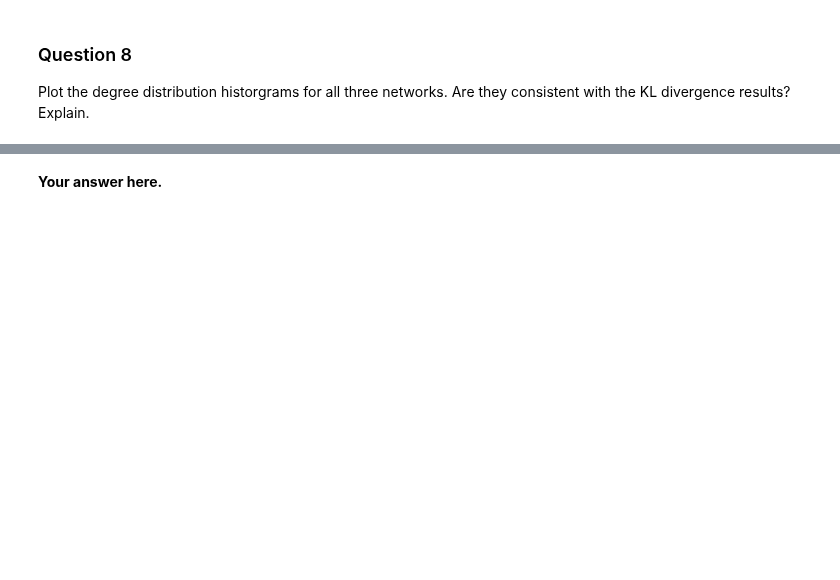
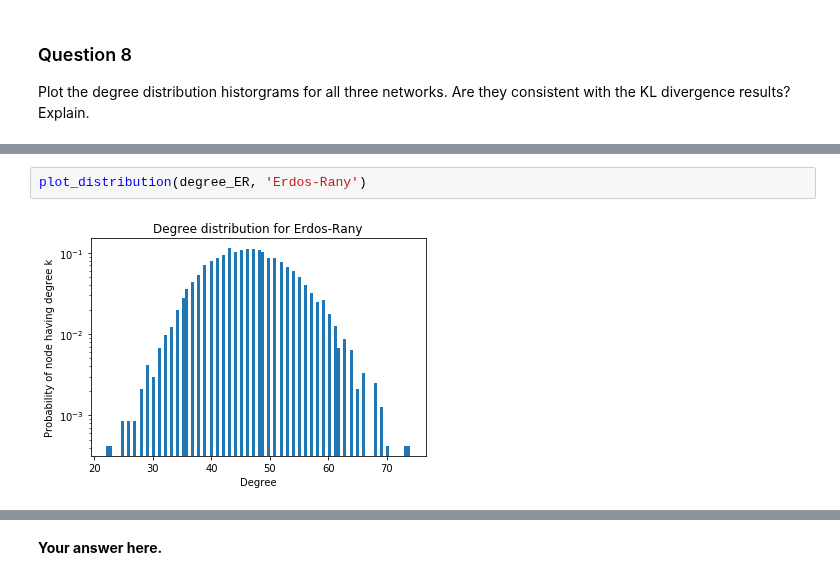
Before and after one commit to isabelaconstantin/wikinet, a Jupyter notebook: milestone2/2_network_models.ipynb, the cells around one changed output, grey strips where cells are left out. Drawn from its saved outputs; the diff is of its cells as text; blank space fills up the shorter version.

```diff
--- a/milestone2/2_network_models.ipynb
+++ b/milestone2/2_network_models.ipynb
@@ -272,0 +329,4 @@ Plot the degree distribution historgrams for all three networks. Are they consis
+# %%
+plot_distribution(degree_ER, 'Erdos-Rany')
+# %% [output]
+[figure, added]
```
Also changed, not shown: parts of 32 cells of this notebook.
